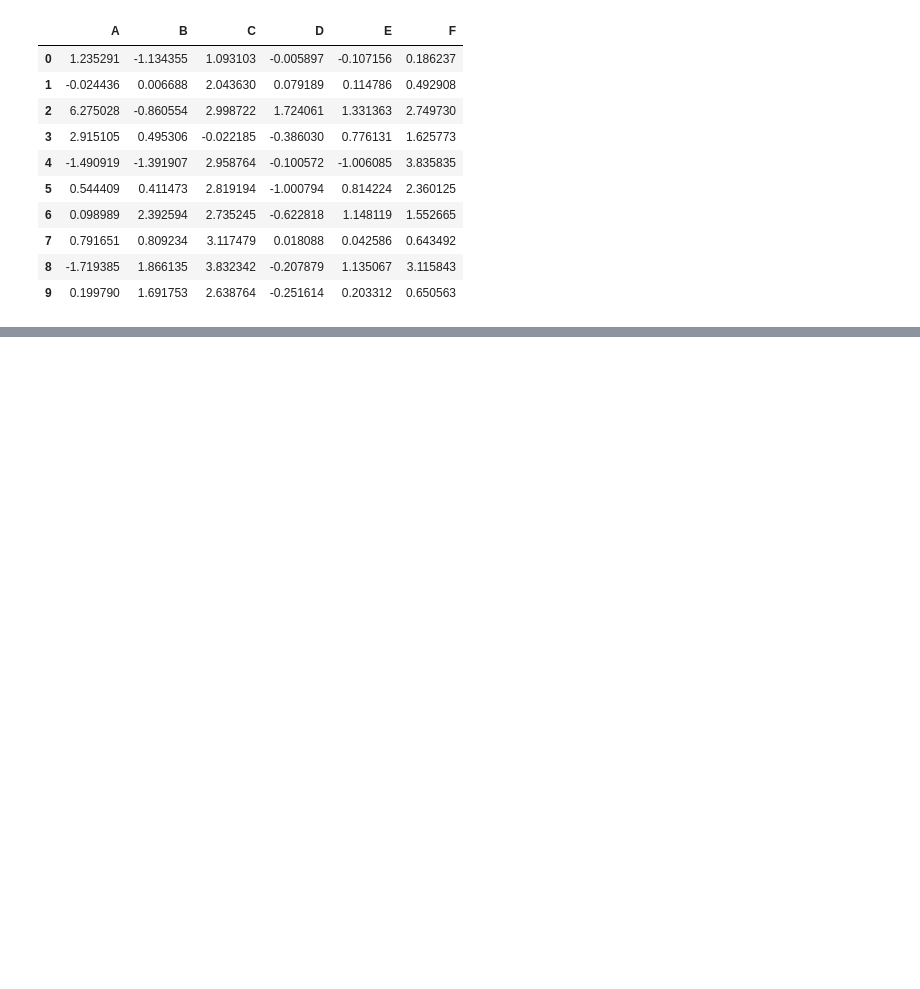
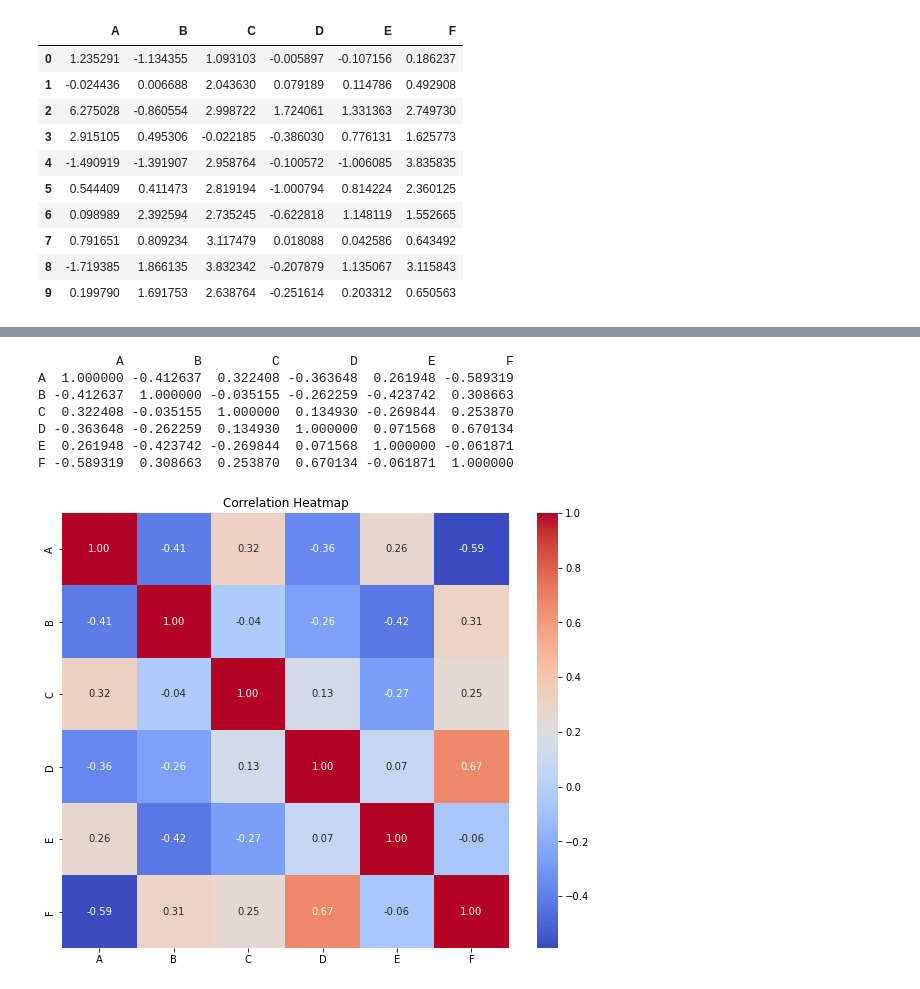
Before and after one commit to Villinger1999/BO-Mini-project, a Jupyter notebook: C-project/correlation.ipynb, the cells around one changed output, grey strips where cells are left out. Drawn from its saved outputs; the diff is of its cells as text; code cells hidden in the pictures; blank space fills up the shorter version.

```diff
--- a/C-project/correlation.ipynb
+++ b/C-project/correlation.ipynb
@@ -31,0 +41,4 @@ F -0.076234 -0.161197  0.448316  0.116390  0.102377  1.000000
+# %%
+df2 = pd.read_csv('data_1394.csv')
+df2.drop('Unnamed: 0', axis=1, inplace=True)
+df2
@@ -31,0 +57,18 @@ F -0.076234 -0.161197  0.448316  0.116390  0.102377  1.000000
+# %%
+correlation_matrix2 = df2.corr()
+
+print(correlation_matrix2)
+
+plt.figure(figsize=(10, 8))
+sns.heatmap(correlation_matrix2, annot=True, cmap='coolwarm', fmt=".2f", annot_kws={"size": 10})
+plt.title('Correlation Heatmap')
+plt.show()
+# %% [output]
+          A         B         C         D         E         F
+A  1.000000 -0.412637  0.322408 -0.363648  0.261948 -0.589319
+B -0.412637  1.000000 -0.035155 -0.262259 -0.423742  0.308663
+C  0.322408 -0.035155  1.000000  0.134930 -0.269844  0.253870
+D -0.363648 -0.262259  0.134930  1.000000  0.071568  0.670134
+E  0.261948 -0.423742 -0.269844  0.071568  1.000000 -0.061871
+F -0.589319  0.308663  0.253870  0.670134 -0.061871  1.000000
+[figure, added]
```
Also changed, not shown: parts of 19 cells of this notebook, 4 other files.
